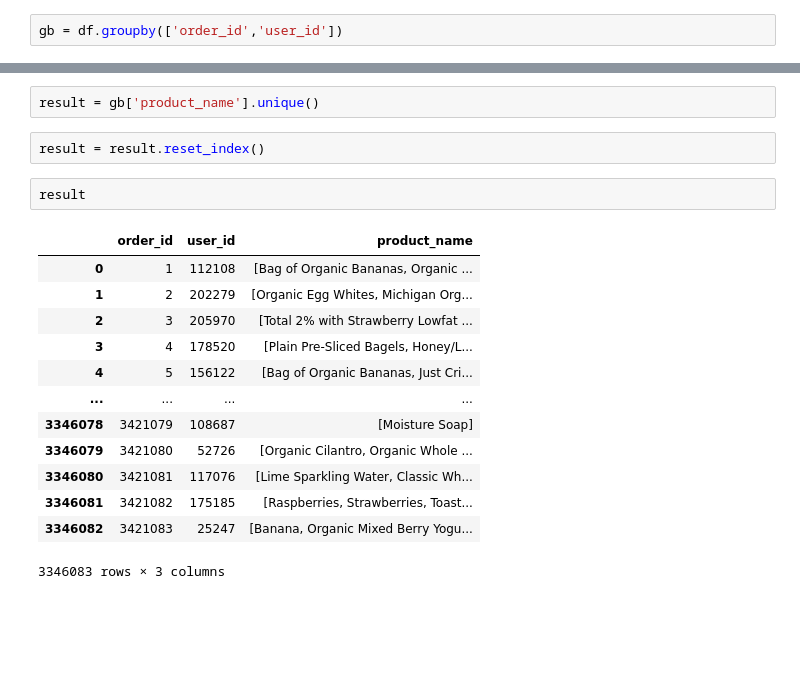
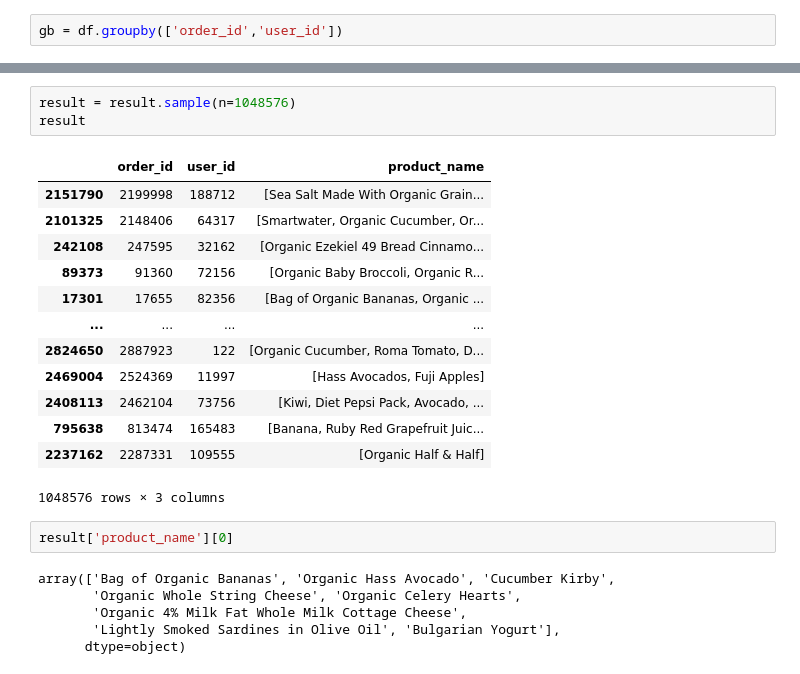
Before and after one commit to lsrinidhi17/instacartRecommends, a Jupyter notebook: DataExploration.ipynb, the cells around one changed output, grey strips where cells are left out. Cells and saved outputs as stored; diff of their text form; blank space fills up the shorter version.

```diff
--- a/DataExploration.ipynb
+++ b/DataExploration.ipynb
@@ -249,20 +268,25 @@ gb = df.groupby(['order_id','user_id'])
+# %%
+result = result.sample(n=1048576)
+result
+# %% [output]
+|  | order_id | user_id | product_name |
+| 2151790 | 2199998 | 188712 | [Sea Salt Made With Organic Grain... |
+| 2101325 | 2148406 | 64317 | [Smartwater, Organic Cucumber, Or... |
+| 242108 | 247595 | 32162 | [Organic Ezekiel 49 Bread Cinnamo... |
+| 89373 | 91360 | 72156 | [Organic Baby Broccoli, Organic R... |
+| 17301 | 17655 | 82356 | [Bag of Organic Bananas, Organic ... |
+| ... | ... | ... | ... |
+| 2824650 | 2887923 | 122 | [Organic Cucumber, Roma Tomato, D... |
+| 2469004 | 2524369 | 11997 | [Hass Avocados, Fuji Apples] |
+| 2408113 | 2462104 | 73756 | [Kiwi, Diet Pepsi Pack, Avocado, ... |
+| 795638 | 813474 | 165483 | [Banana, Ruby Red Grapefruit Juic... |
+| 2237162 | 2287331 | 109555 | [Organic Half & Half] |
+1048576 rows × 3 columns
 # %%
-result = gb['product_name'].unique()
+result['product_name'][0]
+# %% [output]
+array(['Bag of Organic Bananas', 'Organic Hass Avocado', 'Cucumber Kirby',
+       'Organic Whole String Cheese', 'Organic Celery Hearts',
+       'Organic 4% Milk Fat Whole Milk Cottage Cheese',
+       'Lightly Smoked Sardines in Olive Oil', 'Bulgarian Yogurt'],
+      dtype=object)
-# %%
-result = result.reset_index()
-# %%
-result
-# %% [output]
-|  | order_id | user_id | product_name |
-| 0 | 1 | 112108 | [Bag of Organic Bananas, Organic ... |
-| 1 | 2 | 202279 | [Organic Egg Whites, Michigan Org... |
-| 2 | 3 | 205970 | [Total 2% with Strawberry Lowfat ... |
-| 3 | 4 | 178520 | [Plain Pre-Sliced Bagels, Honey/L... |
-| 4 | 5 | 156122 | [Bag of Organic Bananas, Just Cri... |
-| ... | ... | ... | ... |
-| 3346078 | 3421079 | 108687 | [Moisture Soap] |
-| 3346079 | 3421080 | 52726 | [Organic Cilantro, Organic Whole ... |
-| 3346080 | 3421081 | 117076 | [Lime Sparkling Water, Classic Wh... |
-| 3346081 | 3421082 | 175185 | [Raspberries, Strawberries, Toast... |
-| 3346082 | 3421083 | 25247 | [Banana, Organic Mixed Berry Yogu... |
-3346083 rows × 3 columns
```
Also changed, not shown: parts of 3 cells of this notebook, 1 other file.
